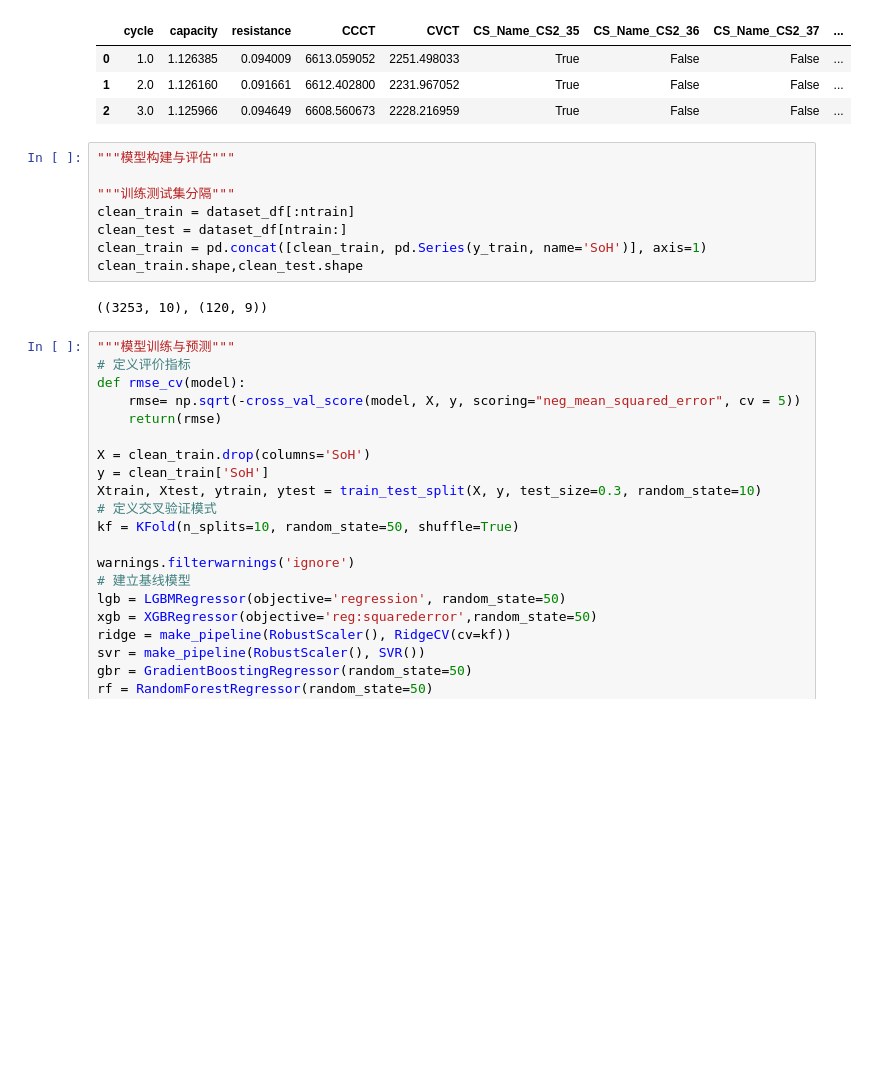
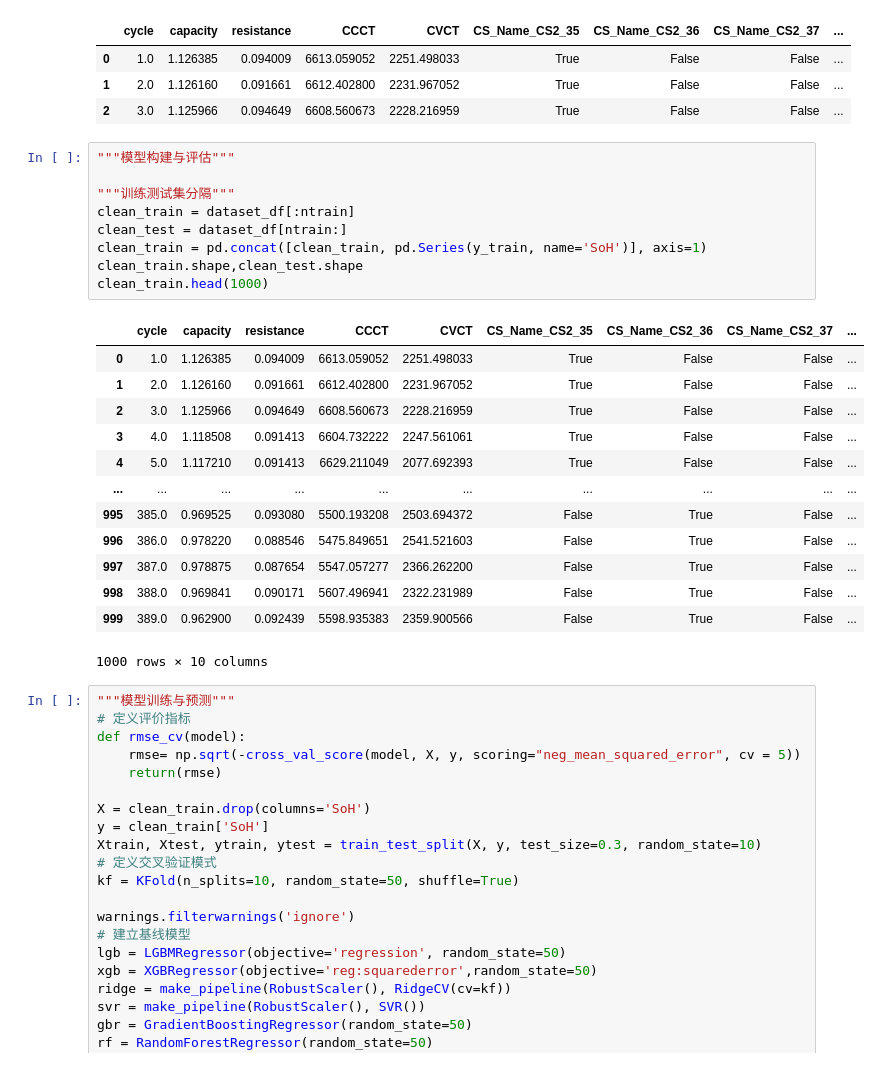
Before and after one commit to wooOhOh/DataFountain_LDC, a Jupyter notebook: 锂电池健康状态识别/notebooks/方法二.ipynb, the cells around one changed output. Cells and saved outputs as stored; diff of their text form; blank space fills up the shorter version.

```diff
--- a/锂电池健康状态识别/notebooks/方法二.ipynb
+++ b/锂电池健康状态识别/notebooks/方法二.ipynb
@@ -67,13 +67,26 @@ dataset_df.head(3)
 # %%
 """模型构建与评估"""
 
 """训练测试集分隔"""
 clean_train = dataset_df[:ntrain]
 clean_test = dataset_df[ntrain:]
 clean_train = pd.concat([clean_train, pd.Series(y_train, name='SoH')], axis=1)
 clean_train.shape,clean_test.shape
+clean_train.head(1000)
 # %% [output]
+|  | cycle | capacity | resistance | CCCT | CVCT | CS_Name_CS2_35 | CS_Name_CS2_36 | CS_Name_CS2_37 | ... |
+| 0 | 1.0 | 1.126385 | 0.094009 | 6613.059052 | 2251.498033 | True | False | False | ... |
+| 1 | 2.0 | 1.126160 | 0.091661 | 6612.402800 | 2231.967052 | True | False | False | ... |
+| 2 | 3.0 | 1.125966 | 0.094649 | 6608.560673 | 2228.216959 | True | False | False | ... |
+| 3 | 4.0 | 1.118508 | 0.091413 | 6604.732222 | 2247.561061 | True | False | False | ... |
+| 4 | 5.0 | 1.117210 | 0.091413 | 6629.211049 | 2077.692393 | True | False | False | ... |
+| ... | ... | ... | ... | ... | ... | ... | ... | ... | ... |
+| 995 | 385.0 | 0.969525 | 0.093080 | 5500.193208 | 2503.694372 | False | True | False | ... |
+| 996 | 386.0 | 0.978220 | 0.088546 | 5475.849651 | 2541.521603 | False | True | False | ... |
+| 997 | 387.0 | 0.978875 | 0.087654 | 5547.057277 | 2366.262200 | False | True | False | ... |
+| 998 | 388.0 | 0.969841 | 0.090171 | 5607.496941 | 2322.231989 | False | True | False | ... |
+| 999 | 389.0 | 0.962900 | 0.092439 | 5598.935383 | 2359.900566 | False | True | False | ... |
-((3253, 10), (120, 9))
+1000 rows × 10 columns
 # %%
 """模型训练与预测"""
 # 定义评价指标
```
Also changed, not shown: parts of 3 cells of this notebook, 2 other files.
